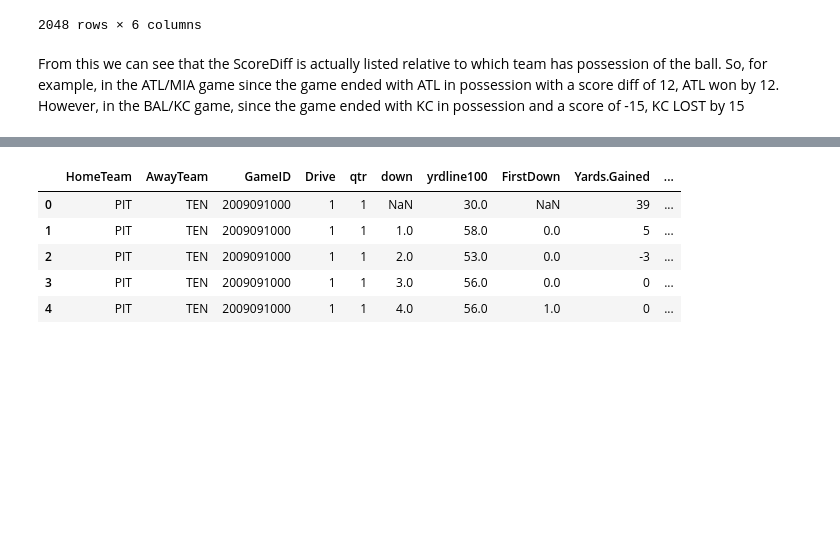
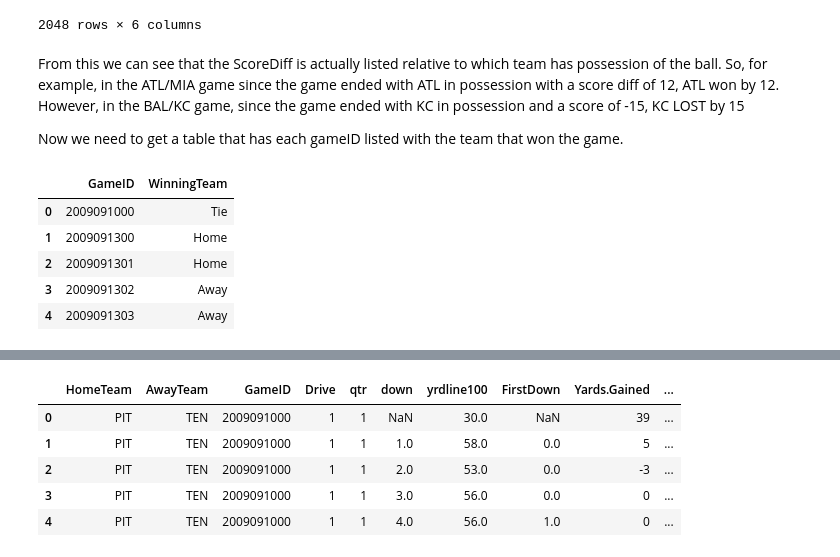
Before and after one commit to Mitchel-Smith/ITCS6162, a Jupyter notebook: NFL2016Analysis.ipynb, the cells around one changed output, grey strips where cells are left out. Drawn from its saved outputs; the diff is of its cells as text; code cells hidden in the pictures; blank space fills up the shorter version.

```diff
--- a/NFL2016Analysis.ipynb
+++ b/NFL2016Analysis.ipynb
@@ -145,3 +155,33 @@ df
 2048 rows × 6 columns
 # %% [markdown]
 From this we can see that the ScoreDiff is actually listed relative to which team has possession of the ball. So, for example, in the ATL/MIA game since the game ended with ATL in possession with a score diff of 12, ATL won by 12. However, in the BAL/KC game, since the game ended with KC in possession and a score of -15, KC LOST by 15
+
+Now we need to get a table that has each gameID listed with the team that won the game.
+# %%
+NFLWinners = df["GameID"].copy().to_frame()
+winnersList = []
+homeTeam = df["HomeTeam"]
+posTeam = df["posteam"]
+scoreDiff = df["ScoreDiff"]
+for i in range(len(df["ScoreDiff"])):
+    if scoreDiff[i] == 0:
+        winnersList.append("Tie")
+    elif scoreDiff[i] < 0:
+        if homeTeam[i] == posTeam[i]:
+            winnersList.append("Away")
+        else:
+            winnersList.append("Home")
+    elif scoreDiff[i] > 0:
+        if homeTeam[i] == posTeam[i]:
+            winnersList.append("Home")
+        else:
+            winnersList.append("Away")
+NFLWinners.insert(1, "WinningTeam", winnersList, True)
+NFLWinners.head()
+# %% [output]
+|  | GameID | WinningTeam |
+| 0 | 2009091000 | Tie |
+| 1 | 2009091300 | Home |
+| 2 | 2009091301 | Home |
+| 3 | 2009091302 | Away |
+| 4 | 2009091303 | Away |
```
Also changed, not shown: parts of 11 cells of this notebook.
